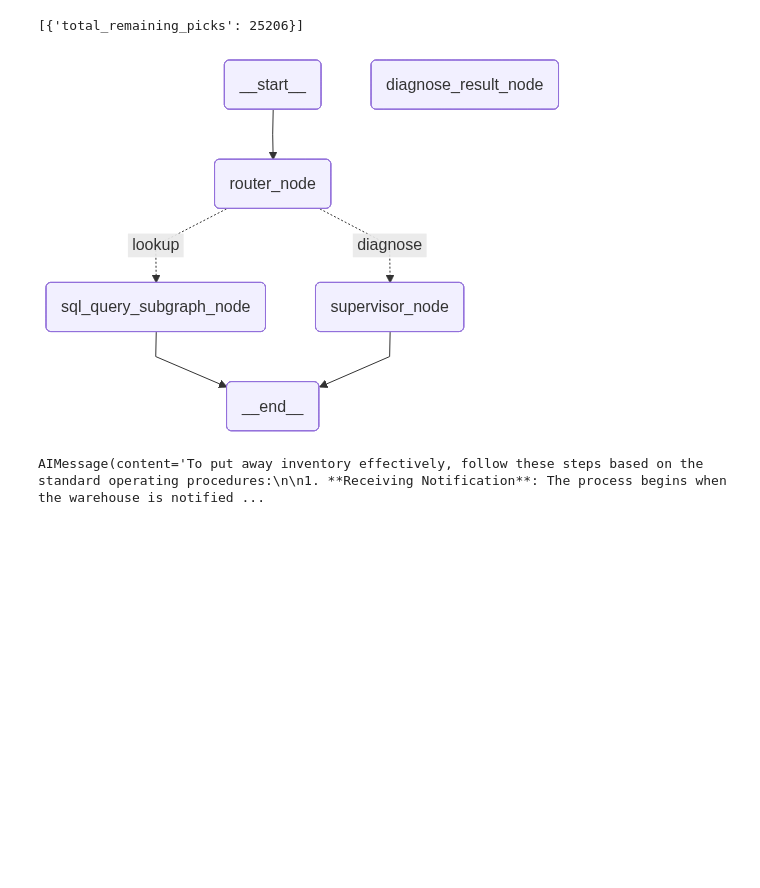
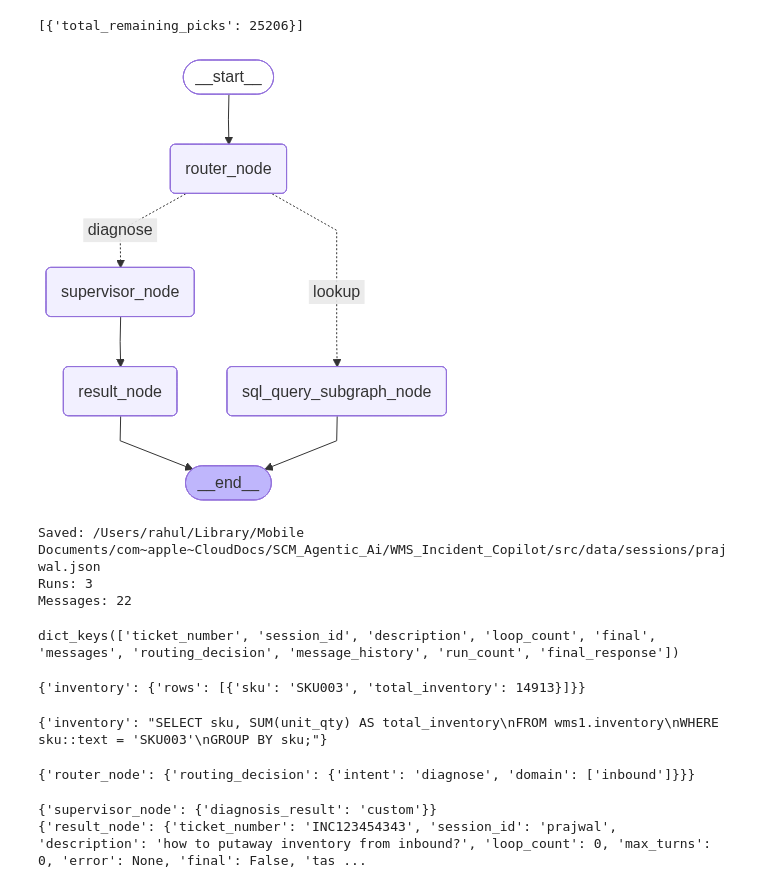
Before and after one commit to rahul22061999/wms_incident_copilot, a Jupyter notebook: src/test.ipynb, the cells around one changed output. Cells and saved outputs as stored; diff of their text form; code cells hidden in the pictures; blank space fills up the shorter version.

```diff
--- a/src/test.ipynb
+++ b/src/test.ipynb
@@ -453,37 +453,38 @@ from langgraph.checkpoint.memory import InMemorySaver
 from src.agents.nodes.router import router_node
 from agents.edges.router_intent_edge import router_intent_edge
 from agents.nodes.supervisor_node import WarehouseSupervisorNode
-from agents.nodes.diagnose_result_node import diagnose_result_node
+from agents.nodes.result_node import result_node
 from agents.nodes.sql_lookup_subgraph_node import sql_query_subgraph_node
 from dotenv import load_dotenv
 load_dotenv()
 builder = StateGraph(WMState)
 supervisor_node = WarehouseSupervisorNode()
 
 builder.add_node("router_node", router_node)
 builder.add_node("sql_query_subgraph_node", sql_query_subgraph_node)
 
 builder.add_node("supervisor_node", supervisor_node)
-builder.add_node("diagnose_result_node", diagnose_result_node)
-
+builder.add_node("result_node", result_node)
 builder.add_edge(START, "router_node")
 
 builder.add_conditional_edges(
     "router_node",
     router_intent_edge,
     {
         "lookup": "sql_query_subgraph_node",
         "diagnose": "supervisor_node",
     },
 )
+builder.add_edge("supervisor_node", "result_node")
+builder.add_edge("result_node", END)
 
 
 
 graph = builder.compile(checkpointer=InMemorySaver())
 
 display(Image(graph.get_graph().draw_mermaid_png()))
 # %% [output]
-[figure, old version]
+[figure, new version]
 # %%
 from runtime.session_runtime import WMSSessionRuntime
 
@@ -508,7 +509,40 @@ store = SessionStore()
 saved = store.load("rahul")
 print(f"Runs: {saved['run_count']}")
 print(f"Messages: {len(saved['message_history'])}")
+# %% [output]
+Saved: /Users/rahul/Library/Mobile Documents/com~apple~CloudDocs/SCM_Agentic_Ai/WMS_Incident_Copilot/src/data/sessions/prajwal.json
+Runs: 3
+Messages: 22
 # %%
-result['messages'][-2]
+result.keys()
 # %% [output]
-AIMessage(content='To put away inventory effectively, follow these steps based on the standard operating procedures:\n\n1. **Receiving Notification**: The process begins when the warehouse is notified ...
+dict_keys(['ticket_number', 'session_id', 'description', 'loop_count', 'final', 'messages', 'routing_decision', 'message_history', 'run_count', 'final_response'])
+# %%
+
+result['lookup_result']['execution_result']
+# %% [output]
+{'inventory': {'rows': [{'sku': 'SKU003', 'total_inventory': 14913}]}}
+# %%
+result['lookup_result']['validated_sql']
+# %% [output]
+{'inventory': "SELECT sku, SUM(unit_qty) AS total_inventory\nFROM wms1.inventory\nWHERE sku::text = 'SKU003'\nGROUP BY sku;"}
+# %%
+initial_state = {
+    "session_id": "prajwal",
+    "ticket_number": "INC123454343",
+    "description": "how to putaway inventory from inbound?",
+}
+
+async for chunk in graph.astream(
+    initial_state,
+    config={
+        "configurable": {
+            "thread_id": "prajwal"
+        }
+    }
+):
+    print(chunk)
+# %% [output]
+{'router_node': {'routing_decision': {'intent': 'diagnose', 'domain': ['inbound']}}}
+{'supervisor_node': {'diagnosis_result': 'custom'}}
+{'result_node': {'ticket_number': 'INC123454343', 'session_id': 'prajwal', 'description': 'how to putaway inventory from inbound?', 'loop_count': 0, 'max_turns': 0, 'error': None, 'final': False, 'tas ...
```
Also changed, not shown: 15 other files.
